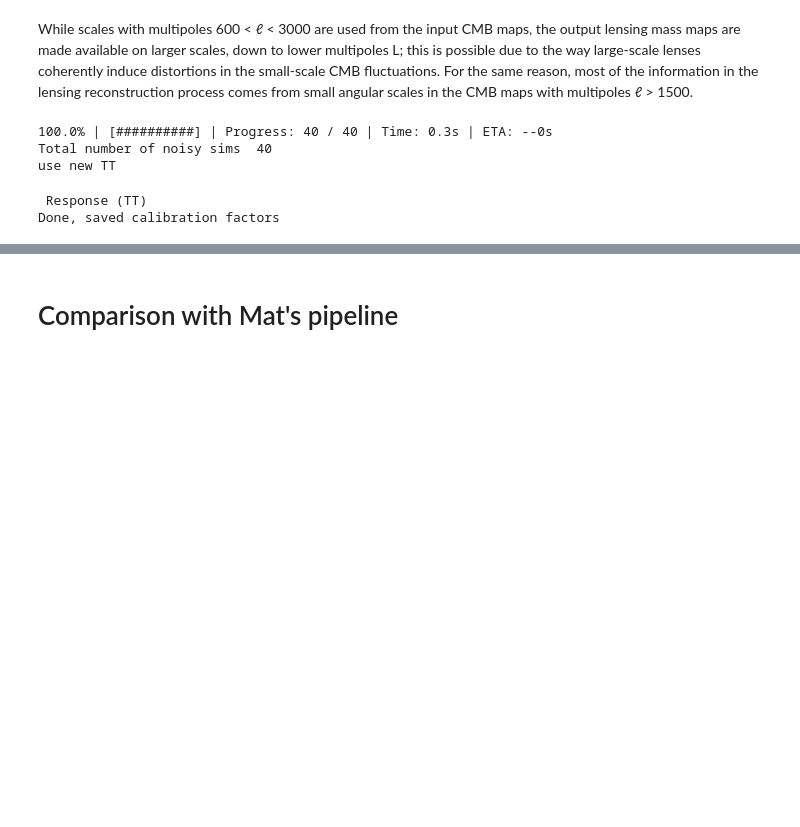
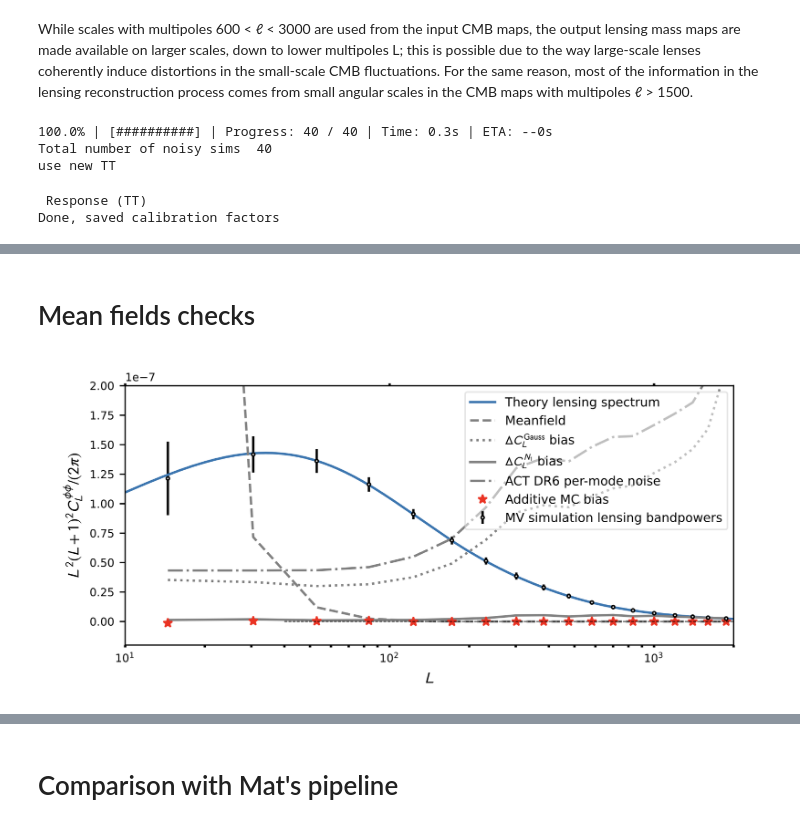
Before and after one commit to mgatti29/CMB_lensing_SBI, a Jupyter notebook: Notebooks/SBI_pipeline_CMB_lensing.ipynb, the cells around one changed output, grey strips where cells are left out. Cells and saved outputs as stored; diff of their text form; code cells hidden in the pictures; blank space fills up the shorter version.

```diff
--- a/Notebooks/SBI_pipeline_CMB_lensing.ipynb
+++ b/Notebooks/SBI_pipeline_CMB_lensing.ipynb
@@ -1973 +2119,8 @@ Done, saved calibration factors
+# %% [markdown]
+# Mean fields checks
+# %%
+from IPython.display import Image, display
+display(Image(filename='../code/components.png'))
+# %% [output]
+[figure, added]
 # %%
```
Also changed, not shown: parts of 67 cells of this notebook, 1 other file.
